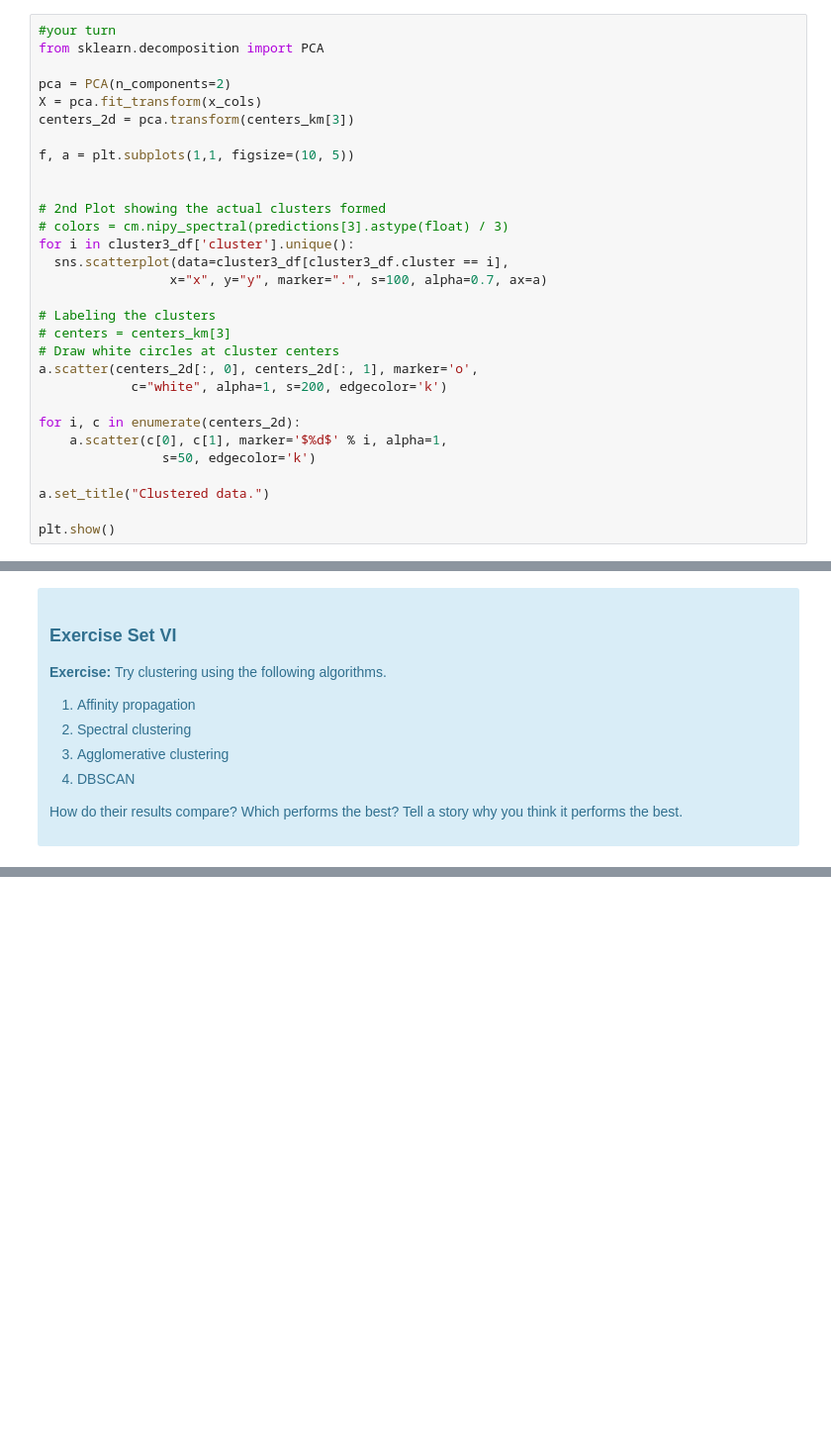
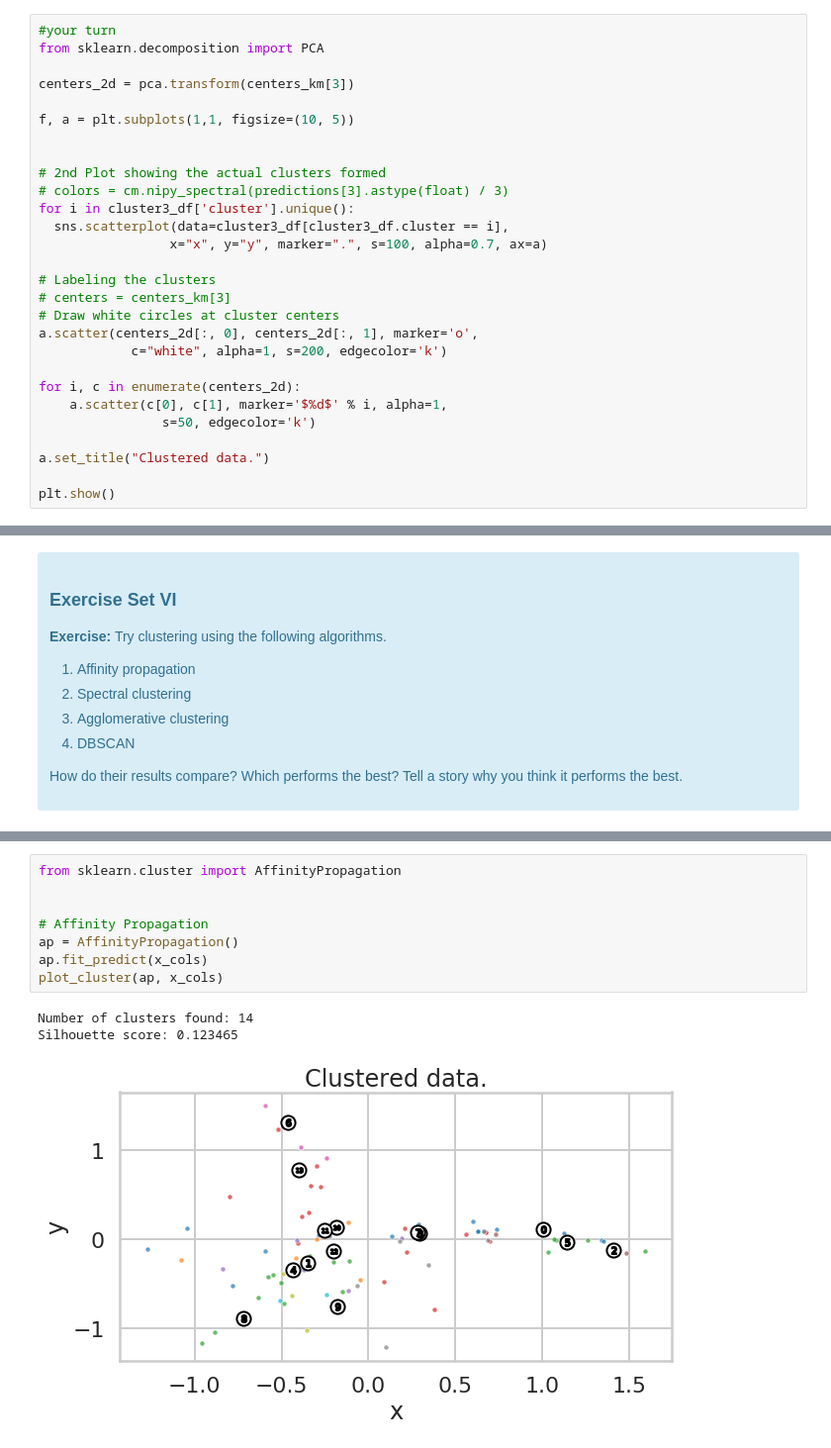
Before and after one commit to sv650s/springboard, a Jupyter notebook: aic-8_2_10_clustering-mini-project/Mini_Project_Clustering.ipynb, the cells around one changed output, grey strips where cells are left out. Shown at 99% size. Cells and saved outputs as stored; diff of their text form; blank space fills up the shorter version.

```diff
--- a/aic-8_2_10_clustering-mini-project/Mini_Project_Clustering.ipynb
+++ b/aic-8_2_10_clustering-mini-project/Mini_Project_Clustering.ipynb
@@ -389,8 +390,6 @@ cluster3_df.head()
 #your turn
 from sklearn.decomposition import PCA
 
-pca = PCA(n_components=2)
-X = pca.fit_transform(x_cols)
 centers_2d = pca.transform(centers_km[3])
 
 f, a = plt.subplots(1,1, figsize=(10, 5))
@@ -576,0 +643,12 @@ Source: http://scikit-learn.org/stable/modules/clustering.html
+# %%
+from sklearn.cluster import AffinityPropagation
+
+
+# Affinity Propagation
+ap = AffinityPropagation()
+ap.fit_predict(x_cols)
+plot_cluster(ap, x_cols)
+# %% [output]
+Number of clusters found: 14
+Silhouette score: 0.123465
+[figure, added]
```
Also changed, not shown: parts of 12 cells of this notebook.
